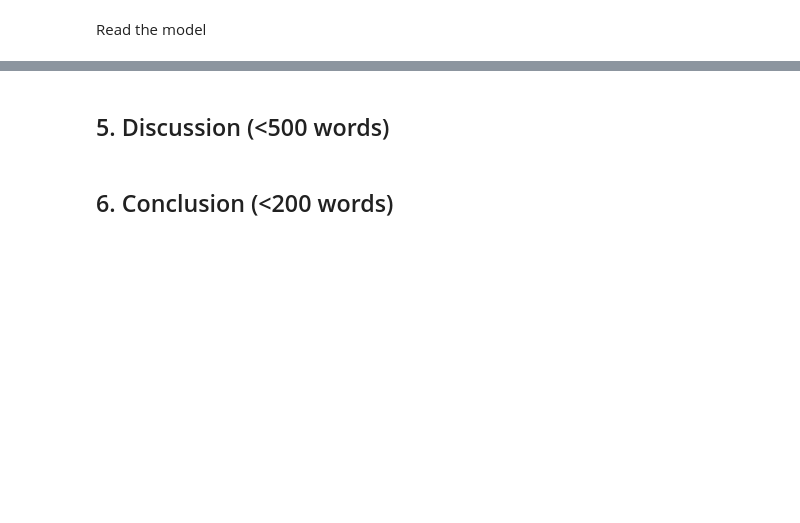
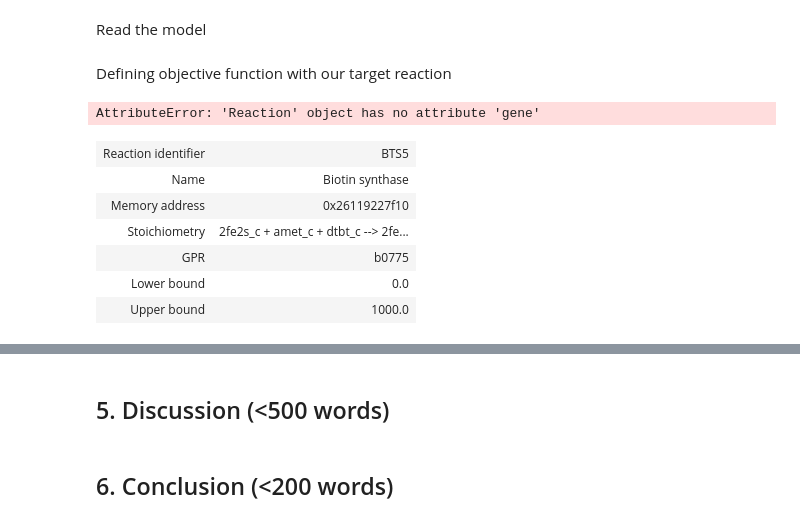
Before and after one commit to 27410/group-assingment-team-3, a Jupyter notebook: Report.ipynb, the cells around one changed output, grey strips where cells are left out. Cells and saved outputs as stored; diff of their text form; code cells hidden in the pictures; blank space fills up the shorter version.

```diff
--- a/Report.ipynb
+++ b/Report.ipynb
@@ -71,0 +74,19 @@ model = read_sbml_model('data/iML1515.xml')
+# %% [markdown]
+Defining objective function with our target reaction
+# %%
+from cobra import Reaction, Metabolite
+
+for reaction in model.reactions.query('Biotin', 'name'):
+    print(reaction.name, reaction.id)
+# %% [output]
+AttributeError: 'Reaction' object has no attribute 'gene'
+# %%
+model.reactions.BTS5
+# %% [output]
+| Reaction identifier | BTS5 |
+| Name | Biotin synthase |
+| Memory address | 0x26119227f10 |
+| Stoichiometry | 2fe2s_c + amet_c + dtbt_c --> 2fe... |
+| GPR | b0775 |
+| Lower bound | 0.0 |
+| Upper bound | 1000.0 |
```
Also changed, not shown: parts of 12 cells of this notebook.
